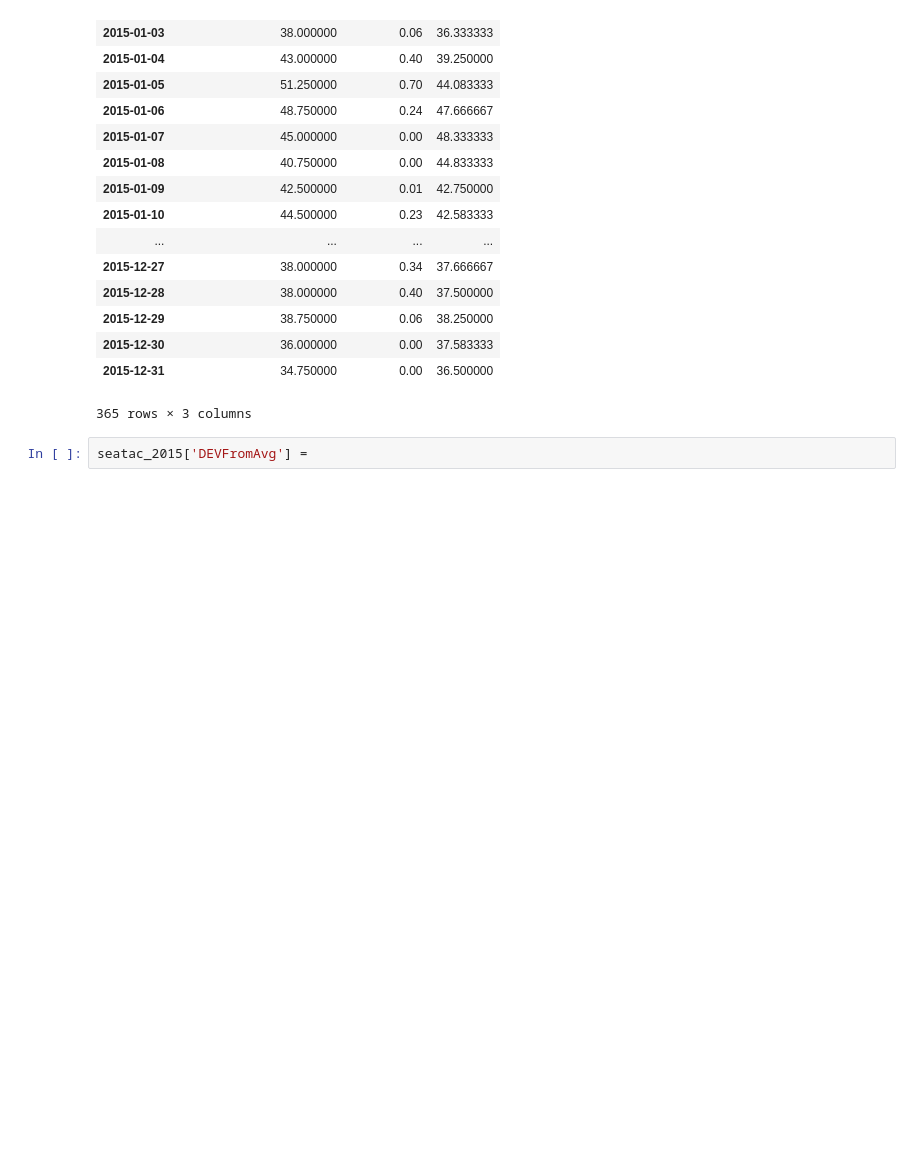
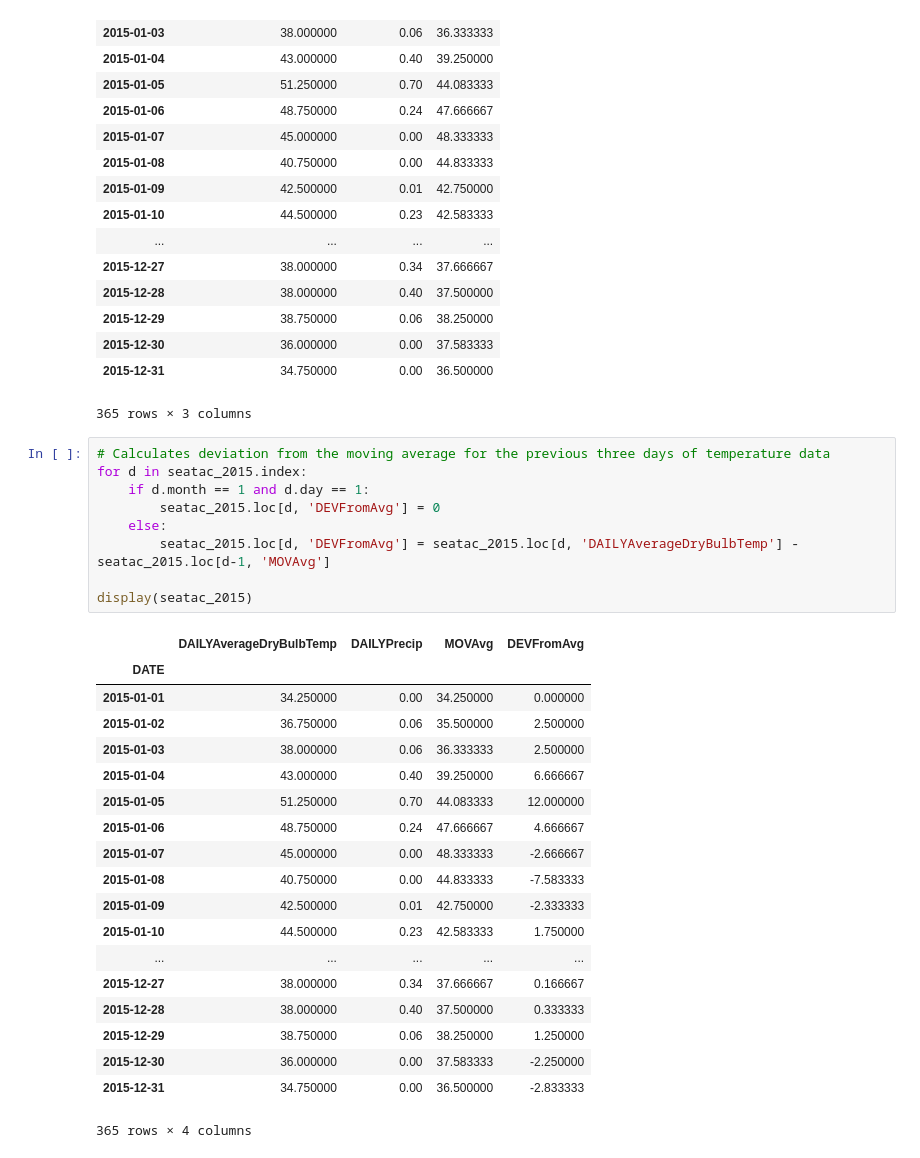
Before and after one commit to williamalu/data_science_weather, a Jupyter notebook: report2_bin_data.ipynb, the cells around one changed output. Cells and saved outputs as stored; diff of their text form; blank space fills up the shorter version.

Commit message:
calculated deviation from moving average for the previous three days of temp data

```diff
--- a/report2_bin_data.ipynb
+++ b/report2_bin_data.ipynb
@@ -129,5 +129,32 @@ display(seatac_2015)
 | 2015-12-30 | 36.000000 | 0.00 | 37.583333 |
 | 2015-12-31 | 34.750000 | 0.00 | 36.500000 |
 365 rows × 3 columns
-# %%
-seatac_2015['DEVFromAvg'] =
+# %%
+# Calculates deviation from the moving average for the previous three days of temperature data
+for d in seatac_2015.index:
+    if d.month == 1 and d.day == 1:
+        seatac_2015.loc[d, 'DEVFromAvg'] = 0
+    else:
+        seatac_2015.loc[d, 'DEVFromAvg'] = seatac_2015.loc[d, 'DAILYAverageDryBulbTemp'] - seatac_2015.loc[d-1, 'MOVAvg']
+
+display(seatac_2015)
+# %% [output]
+|  | DAILYAverageDryBulbTemp | DAILYPrecip | MOVAvg | DEVFromAvg |
+| DATE |  |  |  |  |
+| 2015-01-01 | 34.250000 | 0.00 | 34.250000 | 0.000000 |
+| 2015-01-02 | 36.750000 | 0.06 | 35.500000 | 2.500000 |
+| 2015-01-03 | 38.000000 | 0.06 | 36.333333 | 2.500000 |
+| 2015-01-04 | 43.000000 | 0.40 | 39.250000 | 6.666667 |
+| 2015-01-05 | 51.250000 | 0.70 | 44.083333 | 12.000000 |
+| 2015-01-06 | 48.750000 | 0.24 | 47.666667 | 4.666667 |
+| 2015-01-07 | 45.000000 | 0.00 | 48.333333 | -2.666667 |
+| 2015-01-08 | 40.750000 | 0.00 | 44.833333 | -7.583333 |
+| 2015-01-09 | 42.500000 | 0.01 | 42.750000 | -2.333333 |
+| 2015-01-10 | 44.500000 | 0.23 | 42.583333 | 1.750000 |
+| ... | ... | ... | ... | ... |
+| 2015-12-27 | 38.000000 | 0.34 | 37.666667 | 0.166667 |
+| 2015-12-28 | 38.000000 | 0.40 | 37.500000 | 0.333333 |
+| 2015-12-29 | 38.750000 | 0.06 | 38.250000 | 1.250000 |
+| 2015-12-30 | 36.000000 | 0.00 | 37.583333 | -2.250000 |
+| 2015-12-31 | 34.750000 | 0.00 | 36.500000 | -2.833333 |
+365 rows × 4 columns
```
